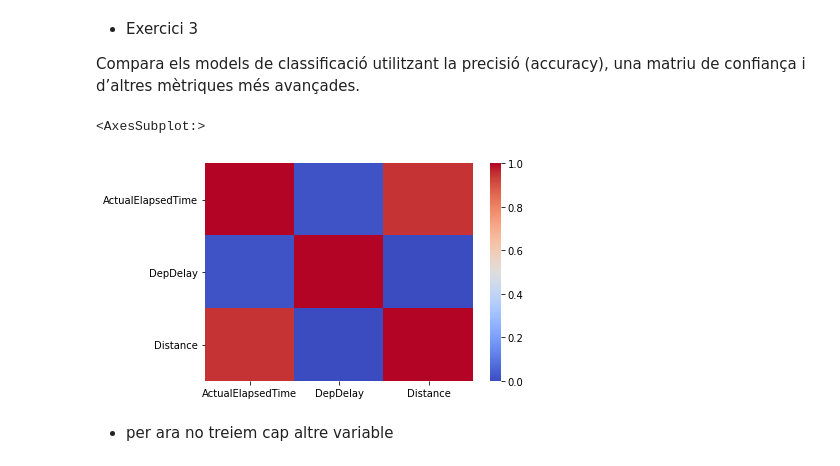
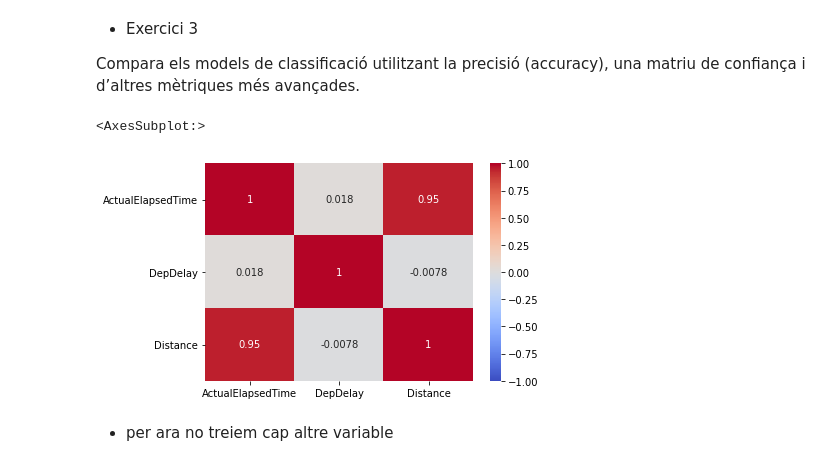
Before and after one commit to ManelForcales/Supervisat_Classificacio, a Jupyter notebook: Sprint13__classification.ipynb, the cells around one changed output. Cells and saved outputs as stored; diff of their text form; code cells hidden in the pictures.

```diff
--- a/Sprint13__classification.ipynb
+++ b/Sprint13__classification.ipynb
@@ -111,10 +111,10 @@ tree = DecisionTreeClassifier()
 X = df[['ActualElapsedTime','DepDelay','Distance']]
 # %%
 corr = X.corr()
-sns.heatmap(corr,cmap='coolwarm',vmin=0,vmax=1)
+sns.heatmap(corr,cmap='coolwarm',vmin=-1,vmax=1,annot=True)
 # %% [output]
 <AxesSubplot:>
-[figure, old version]
+[figure, new version]
 # %% [markdown]
 + per ara no treiem cap altre variable
 # %%
```
Also changed, not shown: parts of 18 cells of this notebook.
